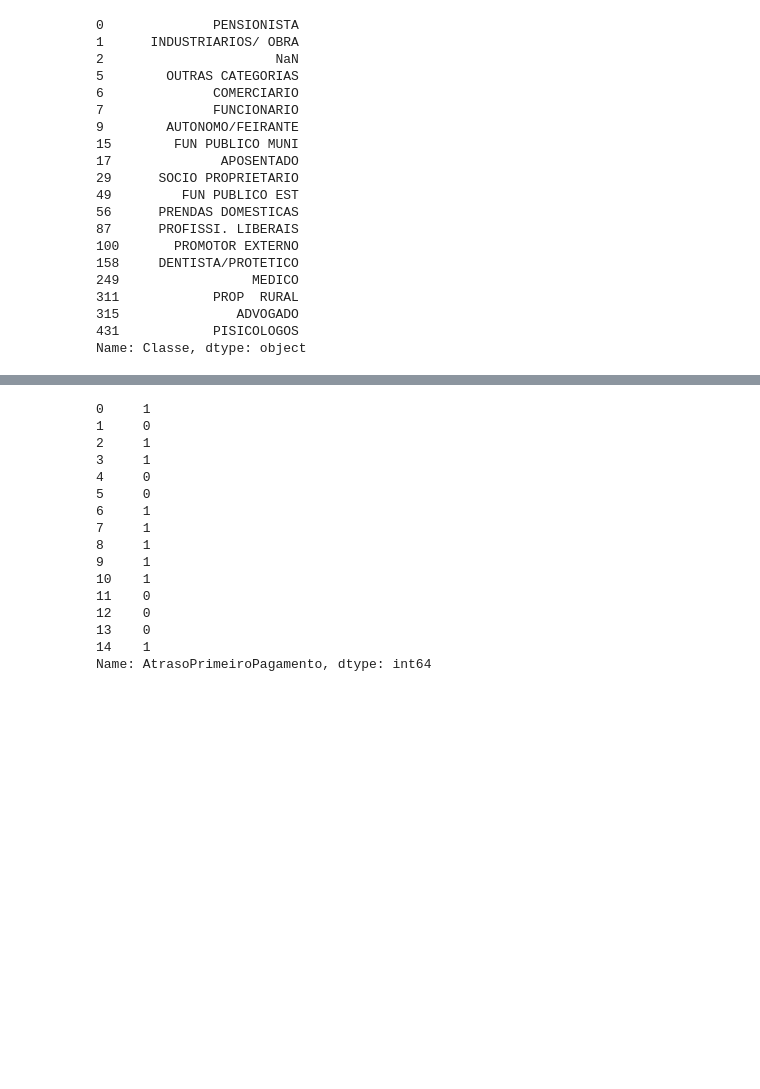
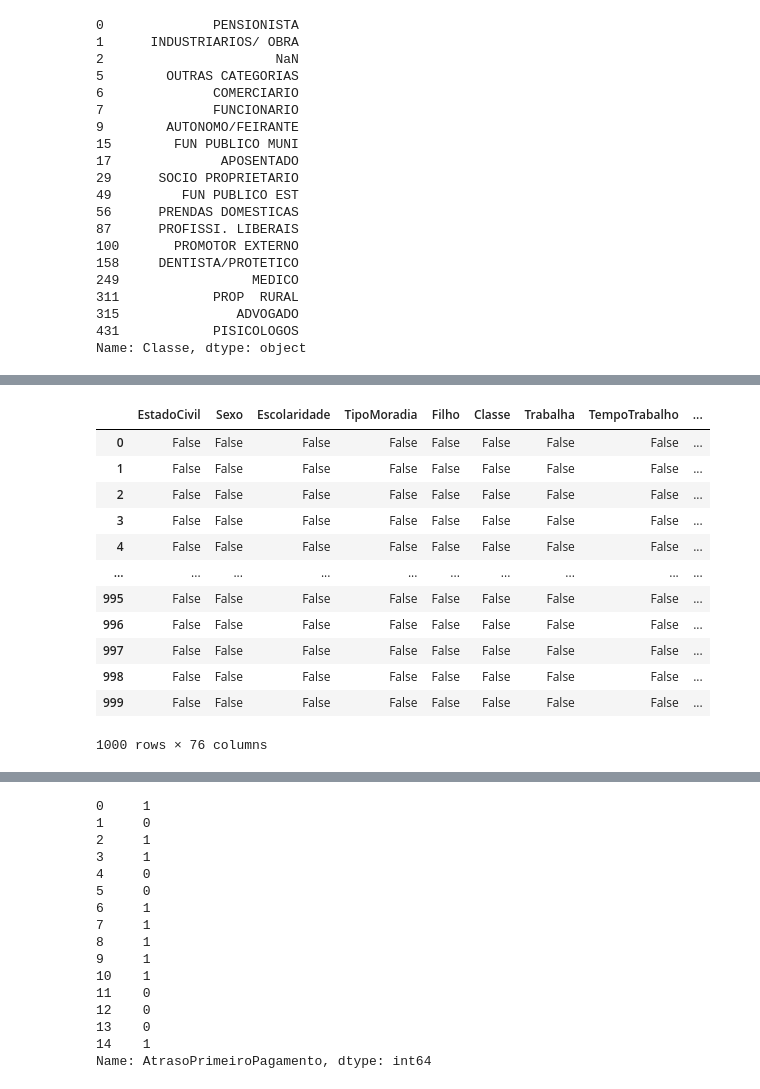
Before and after one commit to diogoeverson/Data-Sci-ML-Python-Analise-Credito-Varejo, a Jupyter notebook: Data-Sci-ML-Python-Analise-Credito-Varejo.ipynb, the cells around one changed output, grey strips where cells are left out. Drawn from its saved outputs; the diff is of its cells as text; code cells hidden in the pictures; blank space fills up the shorter version.

Commit message:
Pré-processamento / análise exploratória e feature selection

```diff
--- a/Data-Sci-ML-Python-Analise-Credito-Varejo.ipynb
+++ b/Data-Sci-ML-Python-Analise-Credito-Varejo.ipynb
@@ -261,0 +457,4 @@ df_dados.Classe.drop_duplicates()
+# %%
+#Se os valores missing mesmos substituídos estiverem influenciando a análise, experimetar df_dados.dropna() ou
+#df_dados.interpolate(method ='linear', limit_direction ='forward')
+df_dados = df_dados.replace(to_replace = np.nan, value = -99)
@@ -261,0 +471,16 @@ df_dados.Classe.drop_duplicates()
+# %%
+df_dados.isnull()
+# %% [output]
+|  | EstadoCivil | Sexo | Escolaridade | TipoMoradia | Filho | Classe | Trabalha | TempoTrabalho | ... |
+| 0 | False | False | False | False | False | False | False | False | ... |
+| 1 | False | False | False | False | False | False | False | False | ... |
+| 2 | False | False | False | False | False | False | False | False | ... |
+| 3 | False | False | False | False | False | False | False | False | ... |
+| 4 | False | False | False | False | False | False | False | False | ... |
+| ... | ... | ... | ... | ... | ... | ... | ... | ... | ... |
+| 995 | False | False | False | False | False | False | False | False | ... |
+| 996 | False | False | False | False | False | False | False | False | ... |
+| 997 | False | False | False | False | False | False | False | False | ... |
+| 998 | False | False | False | False | False | False | False | False | ... |
+| 999 | False | False | False | False | False | False | False | False | ... |
+1000 rows × 76 columns
```
Also changed, not shown: parts of 39 cells of this notebook.
